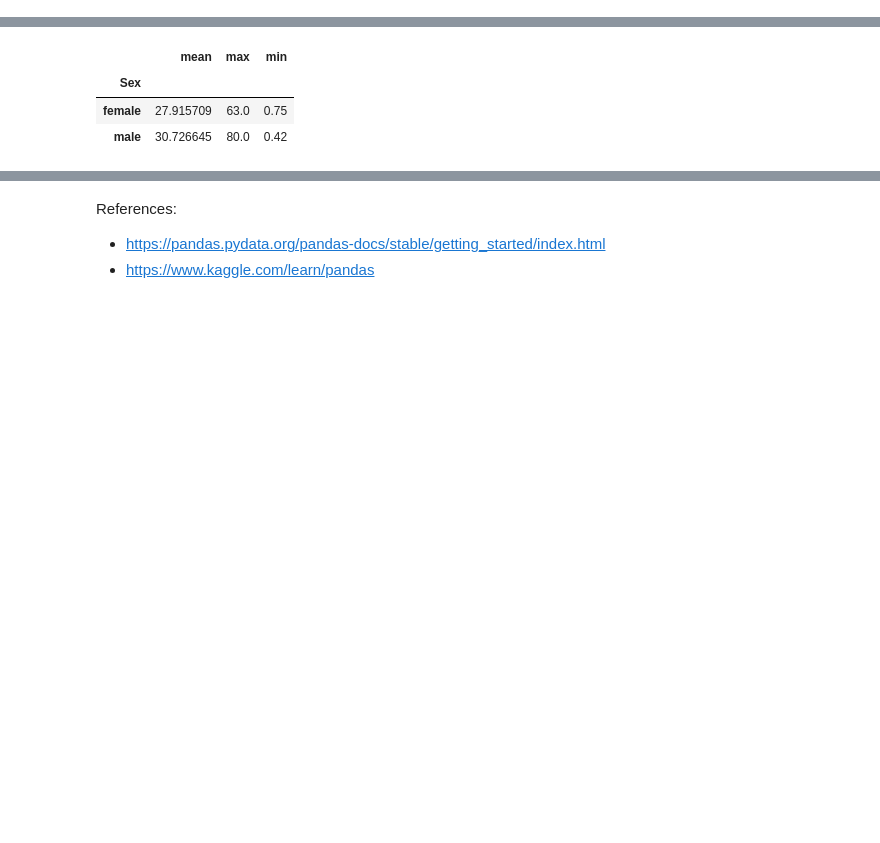
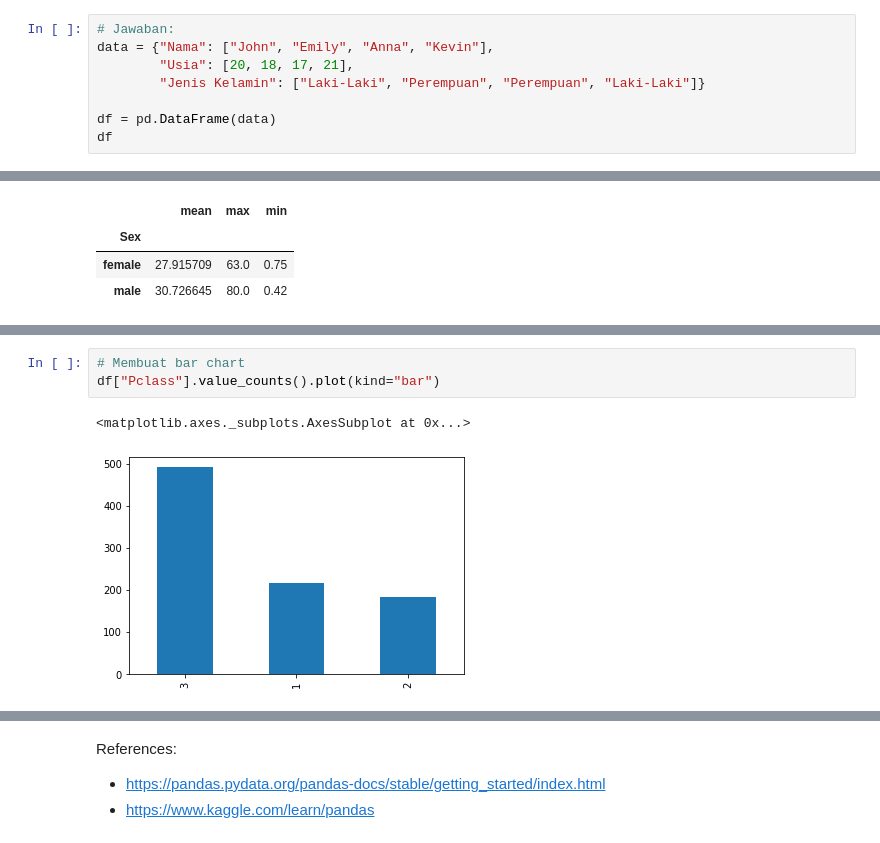
Before and after one commit to richardcsuwandi/ppsdcw1, a Jupyter notebook: template.ipynb, the cells around one changed output, grey strips where cells are left out. Saved outputs shown, nothing was run; the diff lists cells and outputs as text; blank space fills up the shorter version.

```diff
--- a/template.ipynb
+++ b/template.ipynb
@@ -144,0 +145,8 @@ Gunakan Pandas DataFrame untuk membuat tabel seperi berikut:
+# %%
+# Jawaban:
+data = {"Nama": ["John", "Emily", "Anna", "Kevin"],
+        "Usia": [20, 18, 17, 21],
+        "Jenis Kelamin": ["Laki-Laki", "Perempuan", "Perempuan", "Laki-Laki"]}
+
+df = pd.DataFrame(data)
+df
@@ -556,0 +617,6 @@ Berapakah nilai minimum, maksimum, dan rata-rata usia untuk tiap kategori `Pclas
+# %%
+# Membuat bar chart
+df["Pclass"].value_counts().plot(kind="bar")
+# %% [output]
+<matplotlib.axes._subplots.AxesSubplot at 0x...>
+[figure, added]
```
Also changed, not shown: parts of 23 cells of this notebook.
